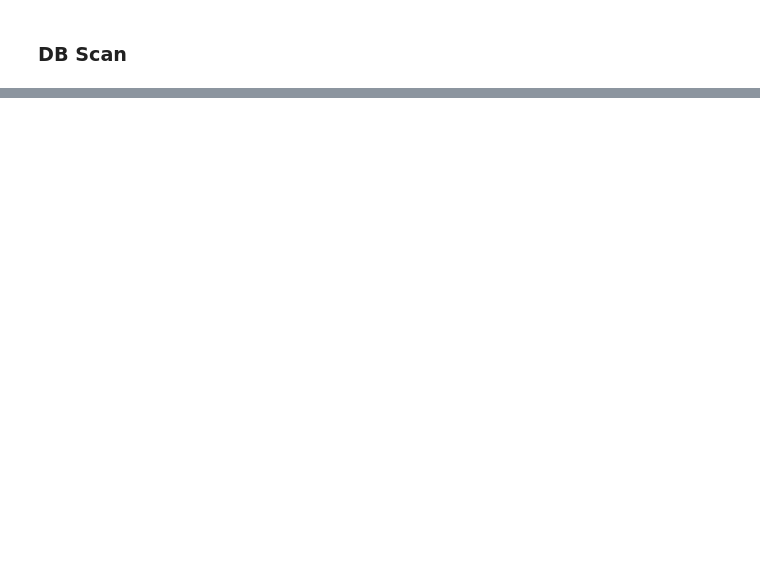
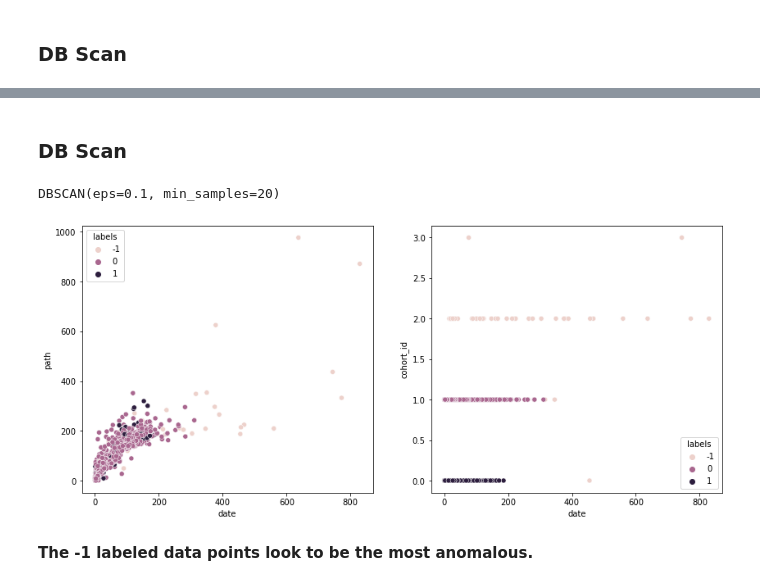
Before and after one commit to kristofer-rivera/anomaly-detection-exercises, a Jupyter notebook: clustering_anomaly_detection.ipynb, the cells around one changed output, grey strips where cells are left out. Cells and saved outputs as stored; diff of their text form; code cells hidden in the pictures; blank space fills up the shorter version.

```diff
--- a/clustering_anomaly_detection.ipynb
+++ b/clustering_anomaly_detection.ipynb
@@ -145,0 +228,4 @@ for combo in feature_combos:
+# %%
+# Aggregate the data
+id_counts = df.groupby('user_id')[['date','path','cohort_id']].nunique()
+id_counts
@@ -145,0 +249,4 @@ for combo in feature_combos:
+# %%
+scaler = MinMaxScaler()
+scaled = pd.DataFrame(scaler.fit_transform(id_counts), columns = id_counts.columns)
+scaled.head()
@@ -145,0 +260,24 @@ for combo in feature_combos:
+# %% [markdown]
+### DB Scan
+# %%
+# Make the object
+dbsc = DBSCAN(eps = .10, min_samples = 20)
+
+# Fit the object
+dbsc.fit(scaled)
+# %% [output]
+DBSCAN(eps=0.1, min_samples=20)
+# %%
+# Assign the labels created by DBSCAN to id_counts
+id_counts['labels'] = dbsc.labels_
+# %%
+# Visualize the anomalies
+
+fig, ax = plt.subplots(ncols = 2, nrows = 1, figsize = (14, 6))
+
+sns.scatterplot(data = id_counts, x = 'date', y = 'path', hue = 'labels', ax = ax[0])
+sns.scatterplot(data = id_counts, x = 'date', y = 'cohort_id', hue = 'labels', ax = ax[1]);
+# %% [output]
+[figure, added]
+# %% [markdown]
+**The -1 labeled data points look to be the most anomalous.**
```
Also changed, not shown: parts of 31 cells of this notebook, 1 other file.
